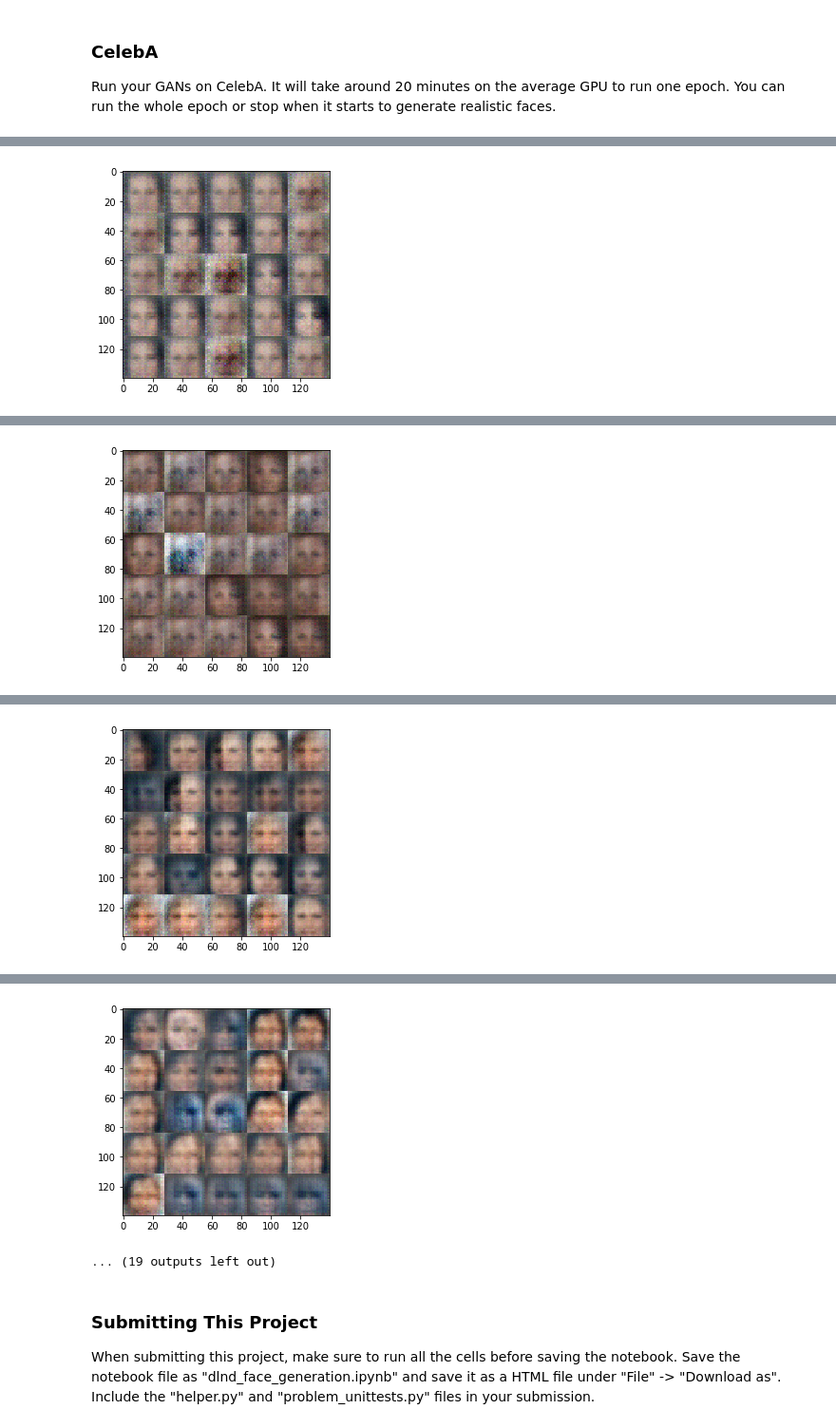
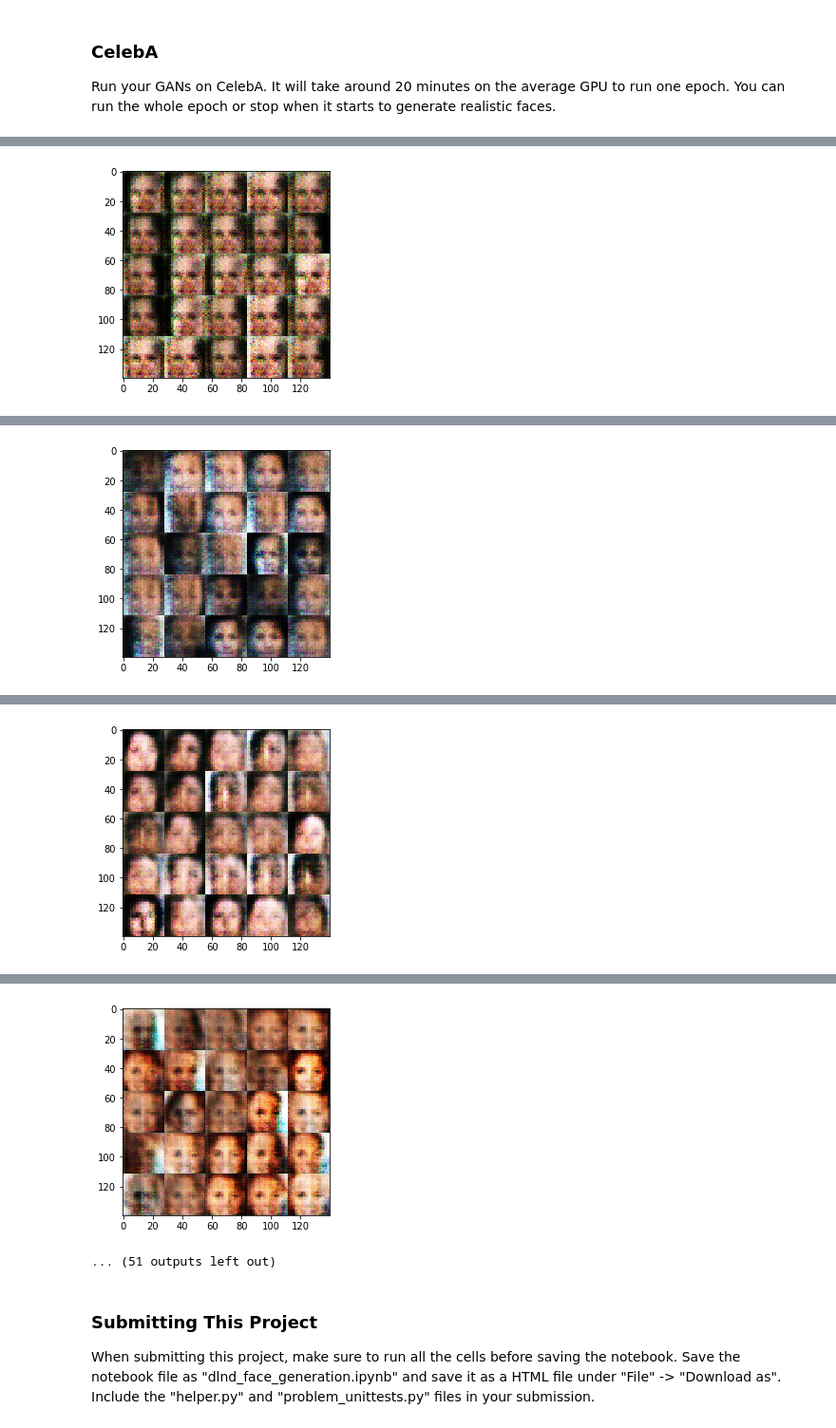
Before and after one commit to penggzhang/GAN-Face-Generation, a Jupyter notebook: dlnd_face_generation.ipynb, the cells around one changed output, grey strips where cells are left out. Shown at 95% size. Drawn from its saved outputs; the diff is of its cells as text; code cells hidden in the pictures.

Commit message:
Scale batch_images to [-1, 1] and change alpha for Leaky ReLU

```diff
--- a/dlnd_face_generation.ipynb
+++ b/dlnd_face_generation.ipynb
@@ -141,7 +141,7 @@ def discriminator(images, reuse=False):
     """
     with tf.variable_scope('discriminator', reuse=reuse):
         # Set alpha for leaky relu
-        alpha = 0.2
+        alpha = 0.12
 
         # Input layer is 28x28x3
         x1 = tf.layers.conv2d(images, 64, 5, strides=2, padding='same')
@@ -187,7 +187,7 @@ def generator(z, out_channel_dim, is_train=True):
     reuse = not is_train
     with tf.variable_scope('generator', reuse=reuse):
         # Set alpha for leaky relu
-        alpha = 0.2
+        alpha = 0.12
 
         # First fully connected layer
         x1 = tf.layers.dense(z, 2*2*512)
@@ -239,12 +239,17 @@ def model_loss(input_real, input_z, out_channel_dim):
     d_model_fake, d_logits_fake = discriminator(g_model)
     d_model_real, d_logits_real = discriminator(input_real, reuse=True)
 
+    smooth = 0.1
+
     d_loss_real = tf.reduce_mean(
-        tf.nn.sigmoid_cross_entropy_with_logits(logits=d_logits_real, labels=tf.ones_like(d_model_real)))
+        tf.nn.sigmoid_cross_entropy_with_logits(logits=d_logits_real,
+                                                labels=tf.ones_like(d_model_real)*(1 - smooth)))
     d_loss_fake = tf.reduce_mean(
-        tf.nn.sigmoid_cross_entropy_with_logits(logits=d_logits_fake, labels=tf.zeros_like(d_model_fake)))
+        tf.nn.sigmoid_cross_entropy_with_logits(logits=d_logits_fake,
+                                                labels=tf.zeros_like(d_model_fake)))
     g_loss = tf.reduce_mean(
-        tf.nn.sigmoid_cross_entropy_with_logits(logits=d_logits_fake, labels=tf.ones_like(d_model_fake)))
+        tf.nn.sigmoid_cross_entropy_with_logits(logits=d_logits_fake,
+                                                labels=tf.ones_like(d_model_fake)))
 
     d_loss = d_loss_real + d_loss_fake
 
@@ -341,8 +346,6 @@ def train(epoch_count, batch_size, z_dim, learning_rate, beta1, get_batches, dat
     :param data_image_mode: The image mode to use for images ("RGB" or "L")
     """
     # Build Model
-    #tf.reset_default_graph()
-
     input_real, input_z, lr = model_inputs(*data_shape[1:], z_dim)
     d_loss, g_loss = model_loss(input_real, input_z, data_shape[-1])
     d_opt, g_opt = model_opt(d_loss, g_loss, lr, beta1)
@@ -355,6 +358,9 @@ def train(epoch_count, batch_size, z_dim, learning_rate, beta1, get_batches, dat
         sess.run(tf.global_variables_initializer())
         for epoch_i in range(epoch_count):
             for batch_images in get_batches(batch_size):
+                # Scale batch_images to [-1, 1]
+                batch_images *= 2
+
                 steps += 1
 
                 # Sample random noise for G
@@ -471,7 +477,7 @@ Epoch 1/2... Discriminator Loss: 2.2410... Generator Loss: 0.1490
 ### CelebA
 Run your GANs on CelebA.  It will take around 20 minutes on the average GPU to run one epoch.  You can run the whole epoch or stop when it starts to generate realistic faces.
 # %%
-batch_size = 128
+batch_size = 64
 z_dim = 100
 learning_rate = 0.0002
 beta1 = 0.5
@@ -522 +528 @@ Epoch 1/1... Discriminator Loss: 0.9617... Generator Loss: 0.8273
-[figure, old version]
+[figure, new version]
@@ -533 +539 @@ Epoch 1/1... Discriminator Loss: 0.7857... Generator Loss: 1.0276
-[figure, old version]
+[figure, new version]
@@ -544 +550 @@ Epoch 1/1... Discriminator Loss: 0.7525... Generator Loss: 2.2151
-[figure, old version]
+[figure, new version]
@@ -555,5 +561,5 @@ Epoch 1/1... Discriminator Loss: 0.6573... Generator Loss: 2.0661
-[figure, old version]
+[figure, new version]
-... (19 outputs left out)
+... (51 outputs left out)
 # %% [markdown]
 ### Submitting This Project
 When submitting this project, make sure to run all the cells before saving the notebook. Save the notebook file as "dlnd_face_generation.ipynb" and save it as a HTML file under "File" -> "Download as". Include the "helper.py" and "problem_unittests.py" files in your submission.
```
Also changed, not shown: parts of 2 cells of this notebook, 1 other file.
